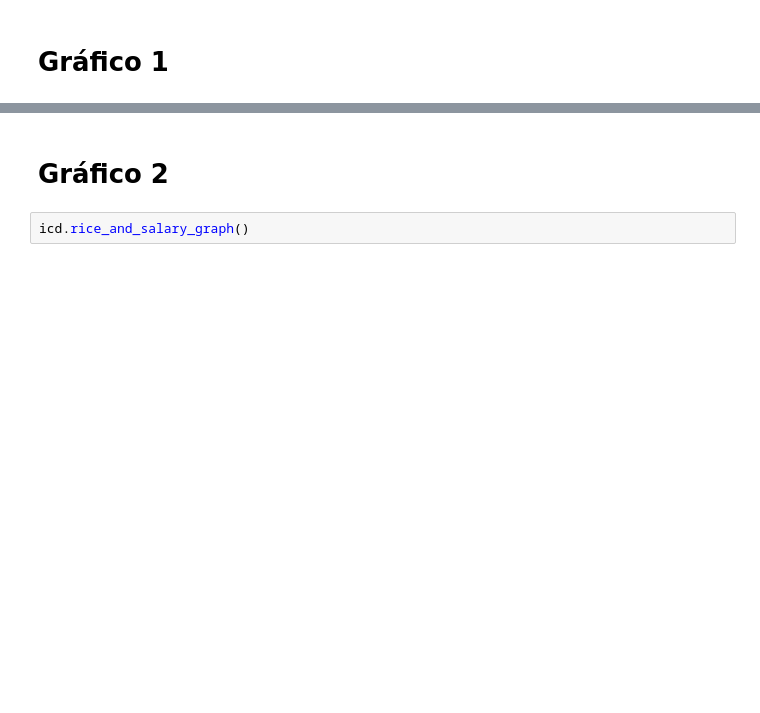
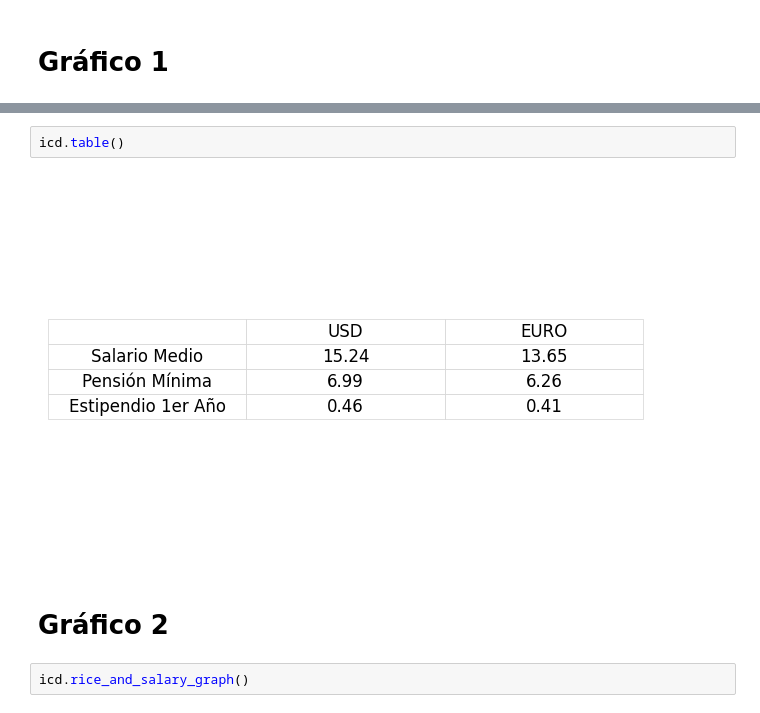
Before and after one commit to FabianCabreraD/Proyecto-ICD, a Jupyter notebook: main.ipynb, the cells around one changed output, grey strips where cells are left out. Cells and saved outputs as stored; diff of their text form; blank space fills up the shorter version.

```diff
--- a/main.ipynb
+++ b/main.ipynb
@@ -23,3 +23,7 @@ icd.means_table()
+# %%
+icd.table()
+# %% [output]
+[figure, added]
 # %% [markdown]
 <h1>Gráfico 2</h1>
 # %%
```
Also changed, not shown: parts of 11 cells of this notebook, 1 other file.
